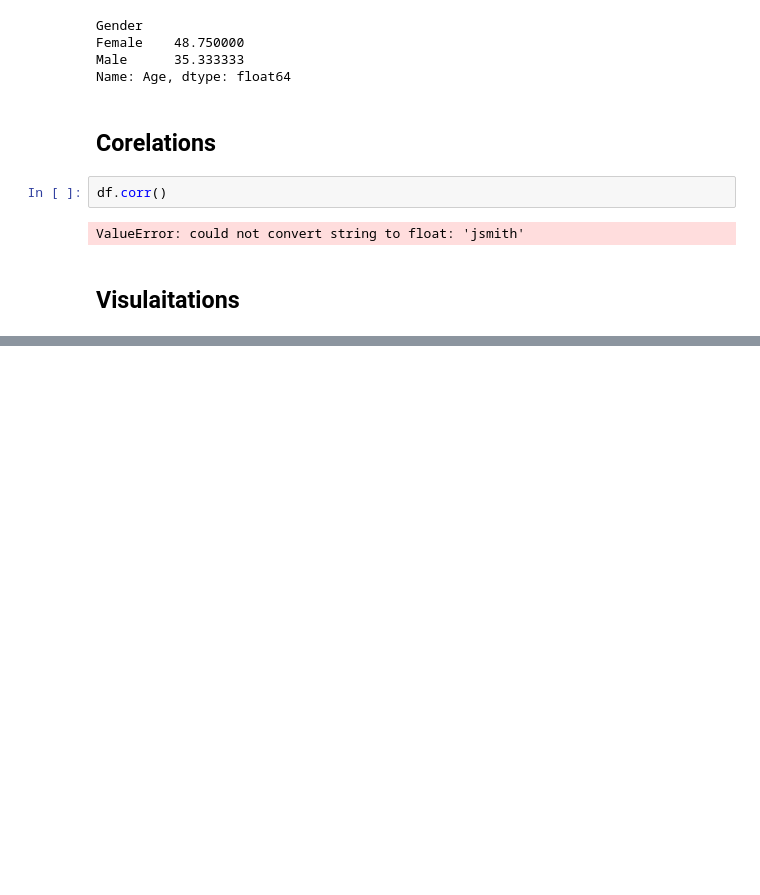
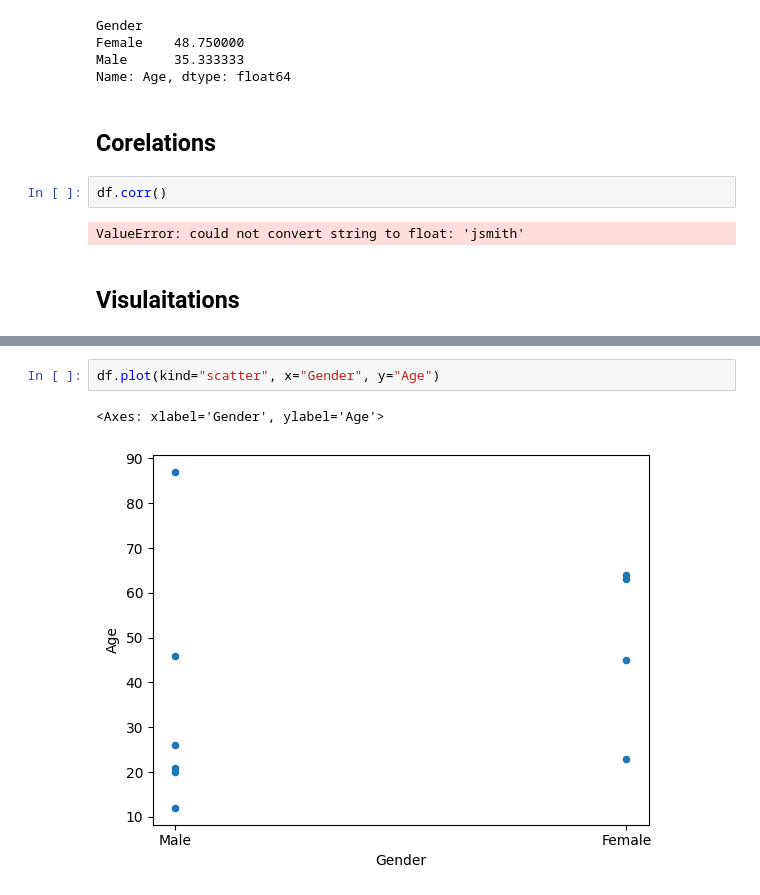
Before and after one commit to imthadh-ahamed/AI-ML, a Jupyter notebook: Topics/pandas_tutorials.ipynb, the cells around one changed output, grey strips where cells are left out. Drawn from its saved outputs; the diff is of its cells as text; blank space fills up the shorter version.

```diff
--- a/Topics/pandas_tutorials.ipynb
+++ b/Topics/pandas_tutorials.ipynb
@@ -353,0 +383,5 @@ ImportError: matplotlib is required for plotting when the default backend "matpl
+# %%
+df.plot(kind="scatter", x="Gender", y="Age")
+# %% [output]
+<Axes: xlabel='Gender', ylabel='Age'>
+[figure, added]
```
Also changed, not shown: parts of 9 cells of this notebook.
